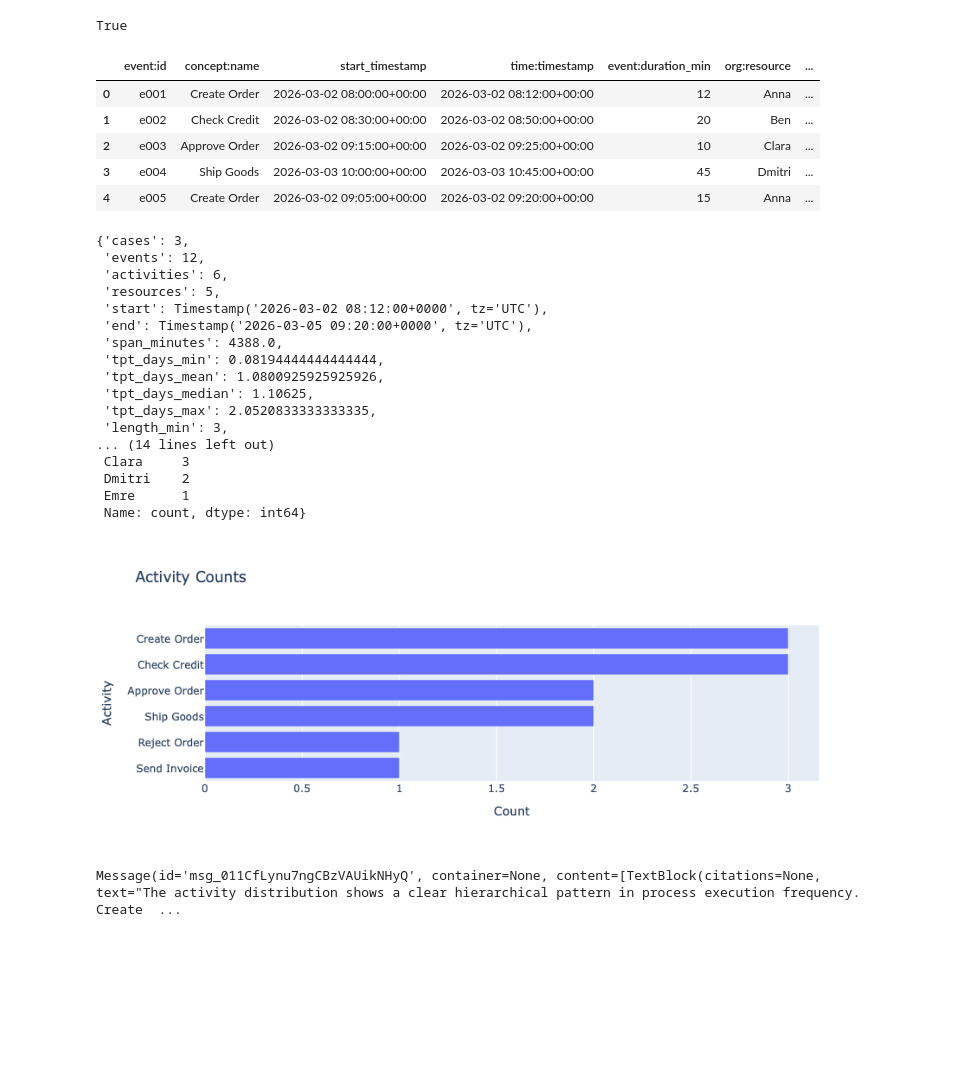
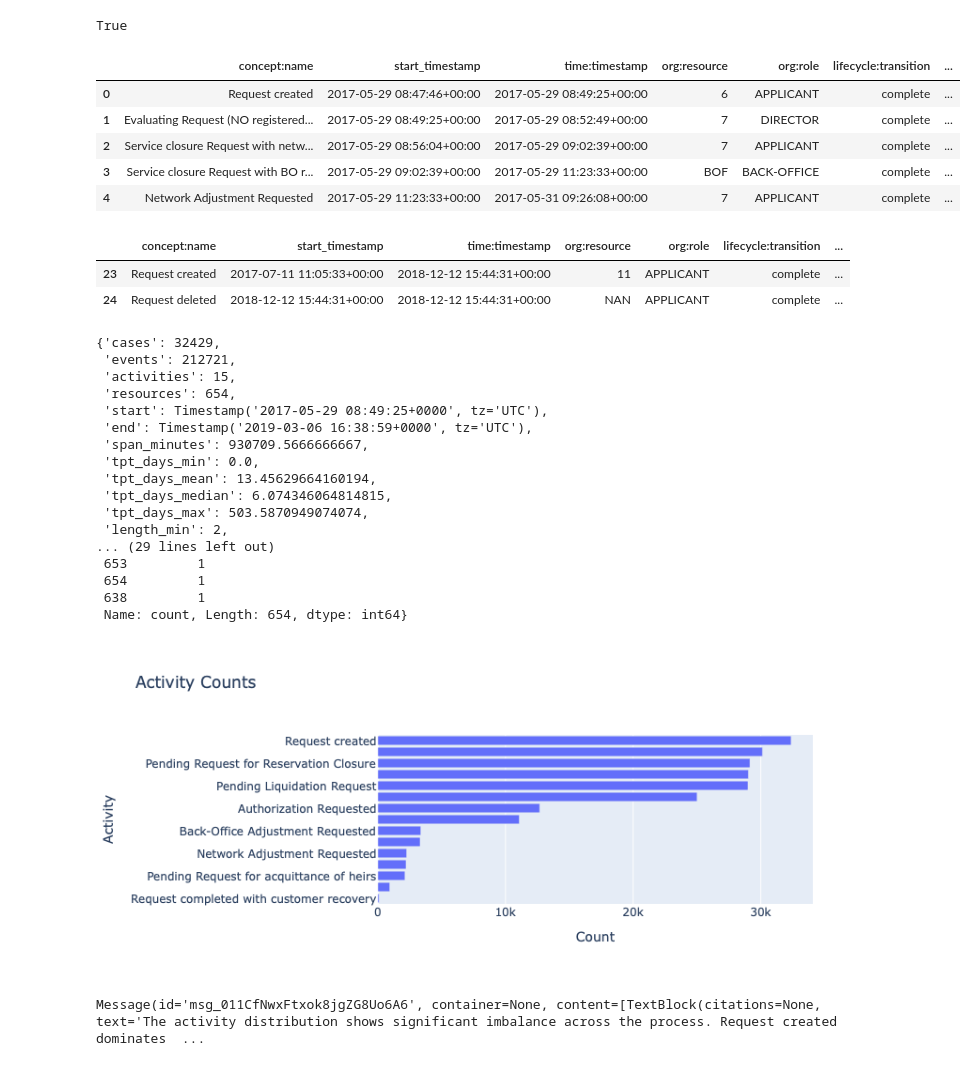
Before and after one commit to boraderen/thesis, a Jupyter notebook: notebooks/kairo-workspace/intra.ipynb, the cells around one changed output. Drawn from its saved outputs; the diff is of its cells as text; code cells hidden in the pictures; blank space fills up the shorter version.

```diff
--- a/notebooks/kairo-workspace/intra.ipynb
+++ b/notebooks/kairo-workspace/intra.ipynb
@@ -13,48 +13,55 @@ load_dotenv(Path("../..") / ".env")
 # %% [output]
 True
 # %%
-log = kairo.read_log("../../data/test.xes",
-    case_id = "case:concept:id",
-    activity = "concept:activity",
-    timestamp = "time:completed",
-    event_id = "event:uidd",
-    start_timestamp = "begin:timestamp",
-    resource = "org:actor",
-    event_duration = "event:runtime_min")
+log = kairo.read_log("../../data/drifted_logs/time_fast/sudden/bank_account_closure/bank_account_closure_time_fast_x05_sudden.xes",
+    case_id = "case:concept:name",
+    activity = "concept:name",
+    timestamp = "time:timestamp",
+    #event_id = "event:uidd",
+    start_timestamp = "start:timestamp",
+    resource = "org:resource",
+    #event_duration = "event:runtime_min")
+    )
 log.head()
 # %% [output]
-|  | event:id | concept:name | start_timestamp | time:timestamp | event:duration_min | org:resource | ... |
-| 0 | e001 | Create Order | 2026-03-02 08:00:00+00:00 | 2026-03-02 08:12:00+00:00 | 12 | Anna | ... |
-| 1 | e002 | Check Credit | 2026-03-02 08:30:00+00:00 | 2026-03-02 08:50:00+00:00 | 20 | Ben | ... |
-| 2 | e003 | Approve Order | 2026-03-02 09:15:00+00:00 | 2026-03-02 09:25:00+00:00 | 10 | Clara | ... |
-| 3 | e004 | Ship Goods | 2026-03-03 10:00:00+00:00 | 2026-03-03 10:45:00+00:00 | 45 | Dmitri | ... |
-| 4 | e005 | Create Order | 2026-03-02 09:05:00+00:00 | 2026-03-02 09:20:00+00:00 | 15 | Anna | ... |
+|  | concept:name | start_timestamp | time:timestamp | org:resource | org:role | lifecycle:transition | ... |
+| 0 | Request created | 2017-05-29 08:47:46+00:00 | 2017-05-29 08:49:25+00:00 | 6 | APPLICANT | complete | ... |
+| 1 | Evaluating Request (NO registered... | 2017-05-29 08:49:25+00:00 | 2017-05-29 08:52:49+00:00 | 7 | DIRECTOR | complete | ... |
+| 2 | Service closure Request with netw... | 2017-05-29 08:56:04+00:00 | 2017-05-29 09:02:39+00:00 | 7 | APPLICANT | complete | ... |
+| 3 | Service closure Request with BO r... | 2017-05-29 09:02:39+00:00 | 2017-05-29 11:23:33+00:00 | BOF | BACK-OFFICE | complete | ... |
+| 4 | Network Adjustment Requested | 2017-05-29 11:23:33+00:00 | 2017-05-31 09:26:08+00:00 | 7 | APPLICANT | complete | ... |
+# %%
+log[log["case:concept:name"] == "case_000003"]
+# %% [output]
+|  | concept:name | start_timestamp | time:timestamp | org:resource | org:role | lifecycle:transition | ... |
+| 23 | Request created | 2017-07-11 11:05:33+00:00 | 2018-12-12 15:44:31+00:00 | 11 | APPLICANT | complete | ... |
+| 24 | Request deleted | 2018-12-12 15:44:31+00:00 | 2018-12-12 15:44:31+00:00 | NAN | APPLICANT | complete | ... |
 # %%
 stats = kairo.compute_log_stats(log)
 stats
 # %% [output]
-{'cases': 3,
- 'events': 12,
- 'activities': 6,
- 'resources': 5,
- 'start': Timestamp('2026-03-02 08:12:00+0000', tz='UTC'),
- 'end': Timestamp('2026-03-05 09:20:00+0000', tz='UTC'),
- 'span_minutes': 4388.0,
- 'tpt_days_min': 0.08194444444444444,
- 'tpt_days_mean': 1.0800925925925926,
- 'tpt_days_median': 1.10625,
- 'tpt_days_max': 2.0520833333333335,
- 'length_min': 3,
-... (14 lines left out)
- Clara     3
- Dmitri    2
- Emre      1
- Name: count, dtype: int64}
+{'cases': 32429,
+ 'events': 212721,
+ 'activities': 15,
+ 'resources': 654,
+ 'start': Timestamp('2017-05-29 08:49:25+0000', tz='UTC'),
+ 'end': Timestamp('2019-03-06 16:38:59+0000', tz='UTC'),
+ 'span_minutes': 930709.5666666667,
+ 'tpt_days_min': 0.0,
+ 'tpt_days_mean': 13.45629664160194,
+ 'tpt_days_median': 6.074346064814815,
+ 'tpt_days_max': 503.5870949074074,
+ 'length_min': 2,
+... (29 lines left out)
+ 653         1
+ 654         1
+ 638         1
+ Name: count, Length: 654, dtype: int64}
 # %%
 activity_plot = kairo.plot_activity_counts(stats)
 activity_plot.show()
 # %% [output]
-[figure, old version]
+[figure, new version]
 # %%
 llm = kairo.LLMConnector(
     provider="anthropic",
@@ -69,7 +76,7 @@ response = llm.call(
 
 response
 # %% [output]
-Message(id='msg_011CfLynu7ngCBzVAUikNHyQ', container=None, content=[TextBlock(citations=None, text="The activity distribution shows a clear hierarchical pattern in process execution frequency. Create  ...
+Message(id='msg_011CfNwxFtxok8jgZG8Uo6A6', container=None, content=[TextBlock(citations=None, text='The activity distribution shows significant imbalance across the process. Request created dominates  ...
 # %%
 features = kairo.compute_features_intra(log, sliding_window_size=1)
 features
```
Also changed, not shown: parts of 12 cells of this notebook, 19 other files.
